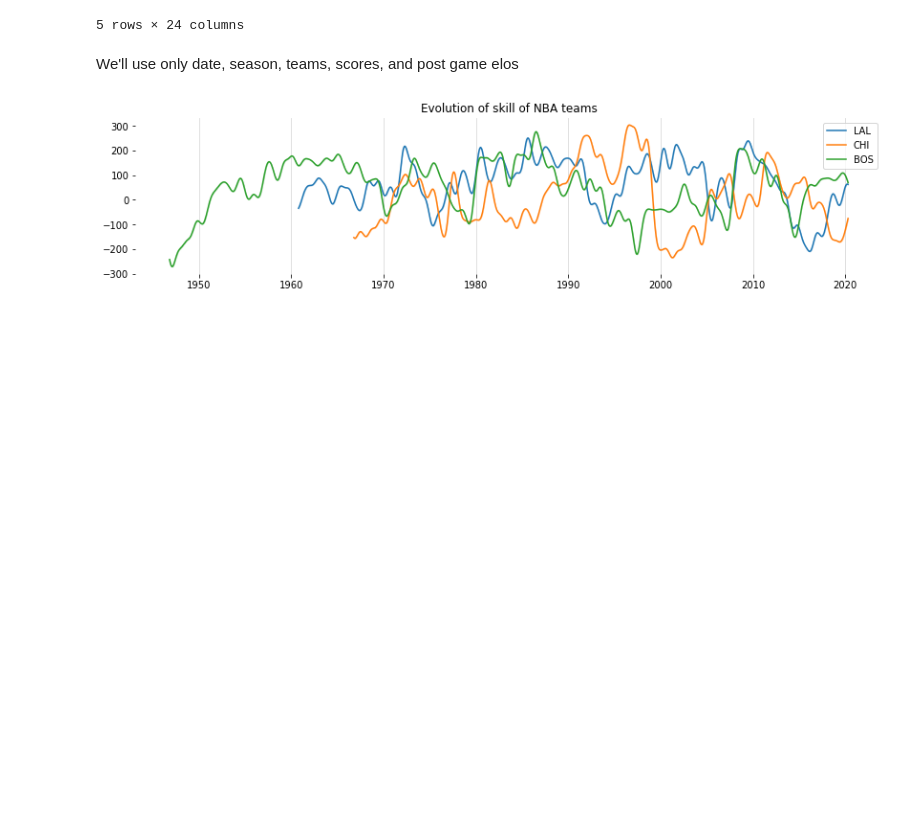
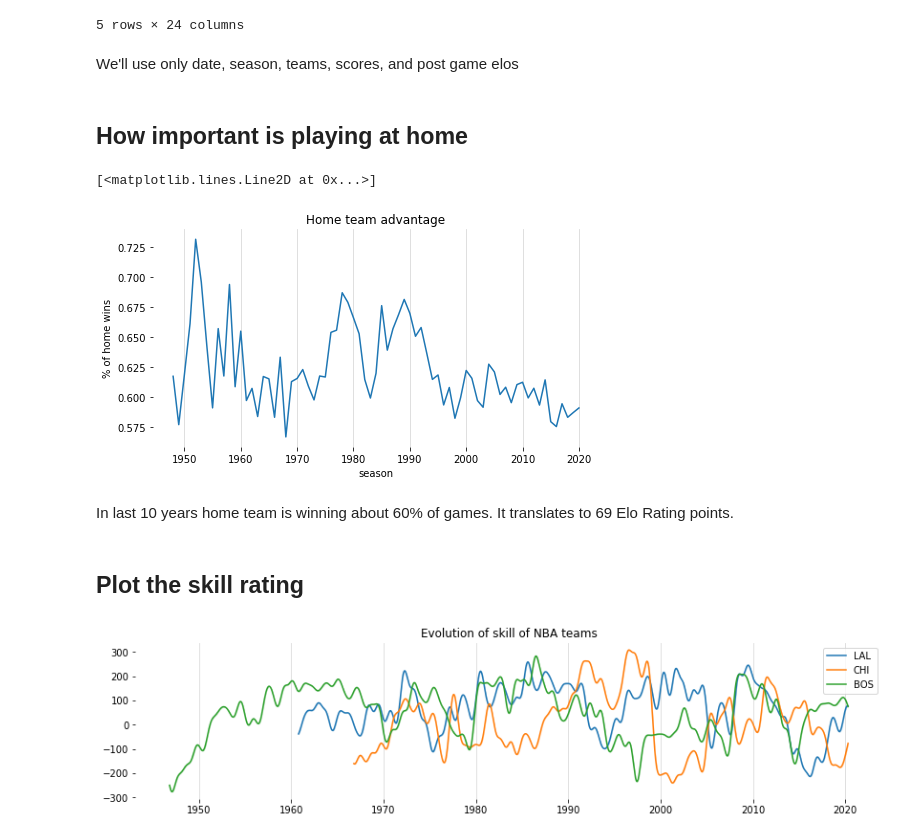
Before and after one commit to jgrodzicki/NBA-result-predictor, a Jupyter notebook: main.ipynb, the cells around one changed output. Saved outputs shown, nothing was run; the diff lists cells and outputs as text; code cells hidden in the pictures; blank space fills up the shorter version.

```diff
--- a/main.ipynb
+++ b/main.ipynb
@@ -33,3 +35,37 @@ df.head()
 5 rows × 24 columns
 # %% [markdown]
 We'll use only date, season, teams, scores, and post game elos
+# %% [markdown]
+## How important is playing at home
+# %%
+last_s = df.iloc[0]['season']
+gp = home_w = 0
+x, y = [], []
+
+for i in range(len(df)):
+    row = df.iloc[i]
+
+    s = row['season']
+
+    if s != last_s:
+        x.append(s)
+        y.append(home_w / gp)
+        gp = home_w = 0
+
+    if row['score1'] > row['score2']:
+        home_w += 1
+    gp += 1
+
+    last_s = s
+
+fig, ax = plt.subplots(figsize=(8, 4))
+ax.set_title('Home team advantage')
+ax.set_xlabel('season')
+ax.set_ylabel('% of home wins')
+for spine in ('top', 'bottom', 'right', 'left'):
+    ax.spines[spine].set_visible(False)
+ax.grid(axis='x', alpha=0.5)
+ax.plot(x, y)
+# %% [output]
+[<matplotlib.lines.Line2D at 0x...>]
+[figure, added]
@@ -36,3 +74,7 @@ We'll use only date, season, teams, scores, and post game elos
+# %% [markdown]
+In last 10 years home team is winning about 60% of games. It translates to 69 Elo Rating points.
+# %% [markdown]
+## Plot the skill rating
 # %%
 teams = np.unique(np.append(df['team1'], df['team2']))
 # %%
```
Also changed, not shown: parts of 11 cells of this notebook.
